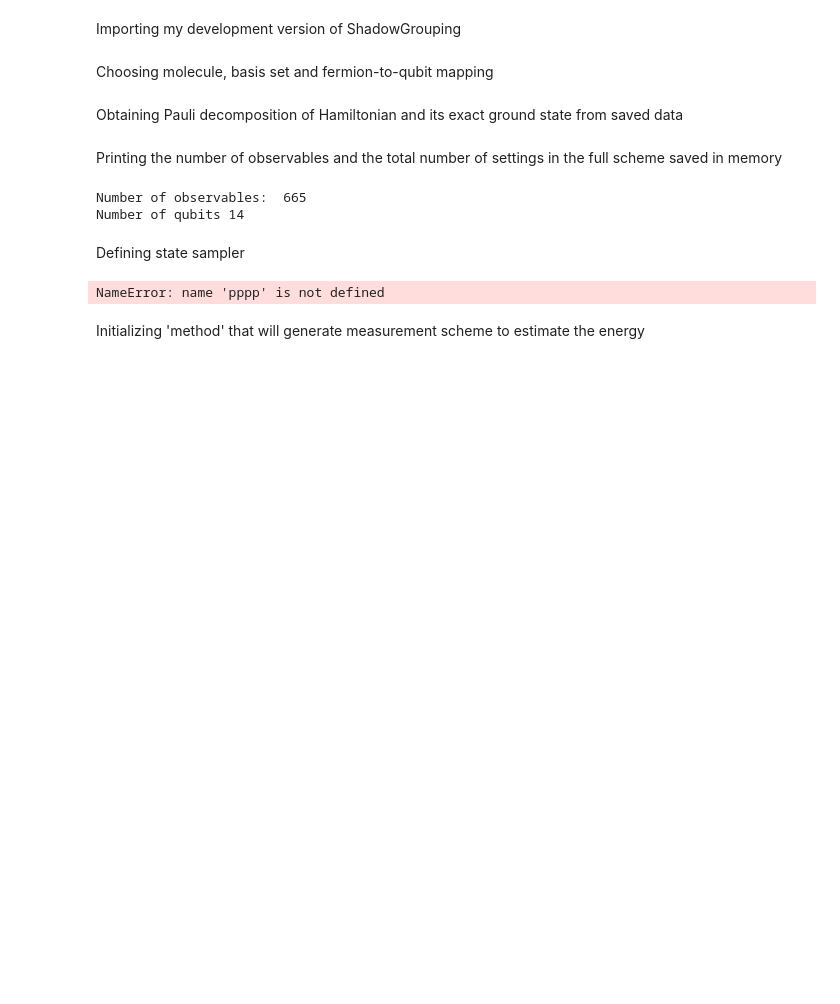
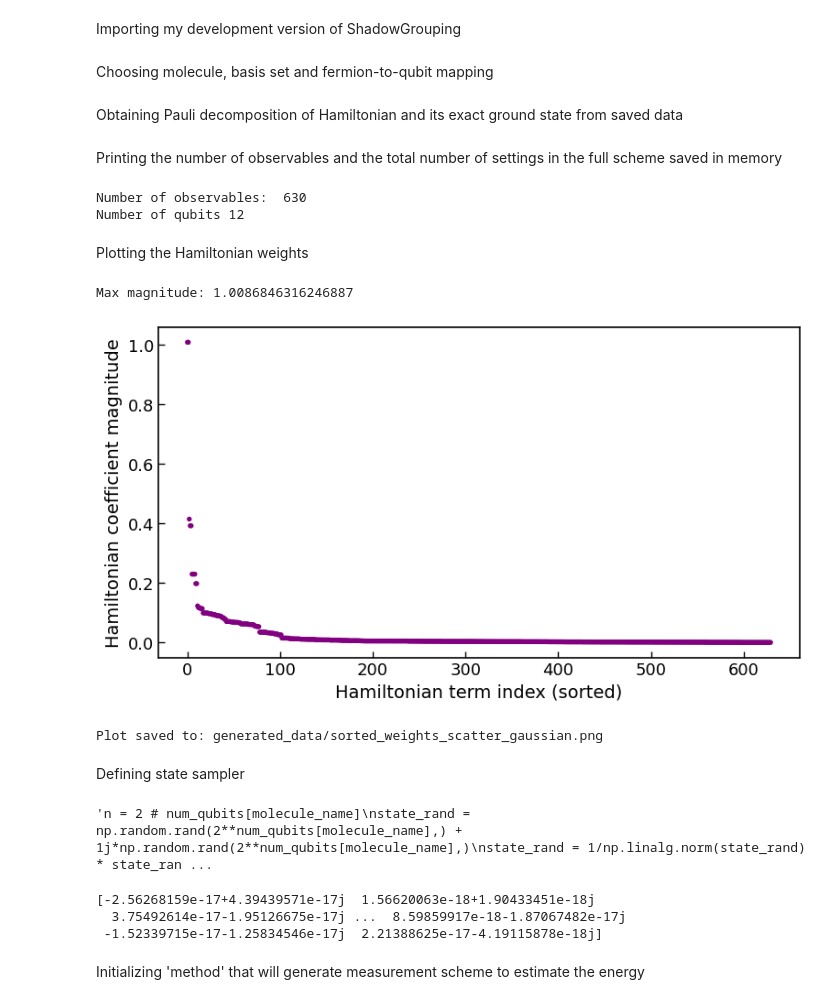
Before and after one commit to aebadi2013-droid/priory, a Jupyter notebook: sampling_SGv1.ipynb, the cells around one changed output. Drawn from its saved outputs; the diff is of its cells as text; code cells hidden in the pictures; blank space fills up the shorter version.

Commit message:
changes for gaussian

```diff
--- a/sampling_SGv1.ipynb
+++ b/sampling_SGv1.ipynb
@@ -43,7 +42,7 @@ from shadowgrouping_v2.guarantees import (
 # %% [markdown]
 Choosing molecule, basis set and fermion-to-qubit mapping
 # %%
-molecule_name = "BeH2" # choose one out of the molecules ['H2', 'H2_6-31g', 'LiH', 'BeH2', 'H2O', 'NH3']
+molecule_name = "LiH" # choose one out of the molecules ['H2', 'H2_6-31g', 'LiH', 'BeH2', 'H2O', 'NH3']
 mapping_name = "JW" # choose one out of ["JW","BK","Parity"]
 if molecule_name == 'H2':
     basis_set = "6-31g"
@@ -78,23 +77,88 @@ Printing the number of observables and the total number of settings in the full
 print("Number of observables: ", len(observables))
 print("Number of qubits",num_qubits[molecule_name])
 # %% [output]
-Number of observables:  665
-Number of qubits 14
+Number of observables:  630
+Number of qubits 12
+# %% [markdown]
+Plotting the Hamiltonian weights
+# %%
+import numpy as np
+import matplotlib.pyplot as plt
+import os
+
+# Example: assuming w is already defined (replace this line with your actual data)
+# w = np.random.randn(500)  # Example placeholder
+
+# ---------------------------
+# Compute & sort magnitudes
+# ---------------------------
+magnitudes = np.abs(w).copy()
+print("Max magnitude:", np.max(magnitudes))
+
+sorted_magnitudes = np.sort(magnitudes)[::-1]
+
+# ---------------------------
+# Save path (same directory)
+# ---------------------------
+savepath = "generated_data/"
+os.makedirs(savepath, exist_ok=True)
+filename = os.path.join(savepath, "sorted_weights_scatter_gaussian.png")
+
+# ---------------------------
+# Plot
+# ---------------------------
+plt.rcParams.update({
+    "font.size": 14,
+    "axes.labelsize": 16,
+    "xtick.labelsize": 13,
+    "ytick.labelsize": 13,
+    "axes.linewidth": 1.2,
+})
+
+fig, ax = plt.subplots(figsize=(8, 4.5))
+
+# Scatter plot (purple dots)
+ax.scatter(range(len(sorted_magnitudes)), sorted_magnitudes,
+           color='purple', s=15, edgecolors='none')
+
+#ax.set_yscale('log')
+
+# Labels & style
+ax.set_xlabel('Hamiltonian term index (sorted)', fontsize=14)
+ax.set_ylabel('Hamiltonian coefficient magnitude', fontsize=14)
+ax.tick_params(axis='both', which='both', direction='in', length=5, width=1)
+ax.grid(False)  # cleaner look
+
+plt.tight_layout()
+
+# ---------------------------
+# Save and show
+# ---------------------------
+plt.savefig(filename, dpi=300, bbox_inches='tight')
+plt.show()
+
+print(f"Plot saved to: {filename}")
+# %% [output]
+Max magnitude: 1.0086846316246887
+[figure, added]
+Plot saved to: generated_data/sorted_weights_scatter_gaussian.png
 # %% [markdown]
 Defining state sampler
-# %%
-pppp
-# %% [output]
-NameError: name 'pppp' is not defined
 # %%
 """n = 2 # num_qubits[molecule_name]
 state_rand = np.random.rand(2**num_qubits[molecule_name],) + 1j*np.random.rand(2**num_qubits[molecule_name],)
 state_rand = 1/np.linalg.norm(state_rand) * state_rand
 print(state_rand)
 state_sampler = StateSampler(state_rand)"""
+# %% [output]
+'n = 2 # num_qubits[molecule_name]\nstate_rand = np.random.rand(2**num_qubits[molecule_name],) + 1j*np.random.rand(2**num_qubits[molecule_name],)\nstate_rand = 1/np.linalg.norm(state_rand) * state_ran ...
 # %%
 state_sampler = StateSampler(state)
 print(state)
+# %% [output]
+[-2.56268159e-17+4.39439571e-17j  1.56620063e-18+1.90433451e-18j
+  3.75492614e-17-1.95126675e-17j ...  8.59859917e-18-1.87067482e-17j
+ -1.52339715e-17-1.25834546e-17j  2.21388625e-17-4.19115878e-18j]
 # %% [markdown]
 Initializing 'method' that will generate measurement scheme to estimate the energy
 # %%
```
Also changed, not shown: parts of 9 cells of this notebook, 3 other files.
